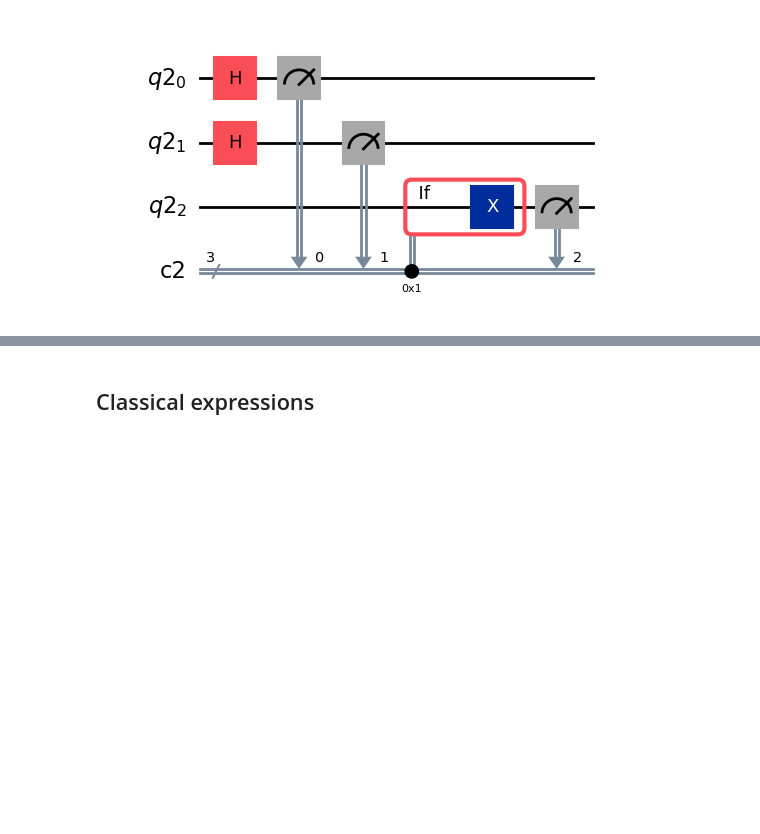
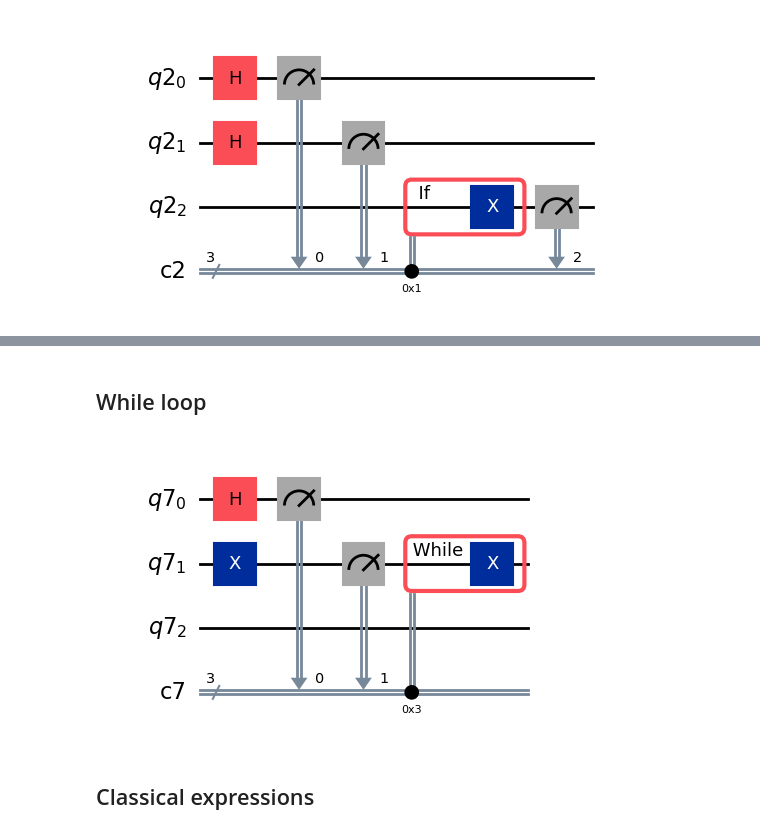
Before and after one commit to NoniaVS/QiskitV2Cert, a Jupyter notebook: 3CreateQuantumCircuits/3ClassicalFeedforwardAndControlFlow.ipynb, the cells around one changed output, grey strips where cells are left out. Drawn from its saved outputs; the diff is of its cells as text; code cells hidden in the pictures; blank space fills up the shorter version.

```diff
--- a/3CreateQuantumCircuits/3ClassicalFeedforwardAndControlFlow.ipynb
+++ b/3CreateQuantumCircuits/3ClassicalFeedforwardAndControlFlow.ipynb
@@ -79,3 +113,22 @@ circuit.draw("mpl")
+# %% [markdown]
+## While loop
+# %%
+qubits = QuantumRegister(3)
+clbits = ClassicalRegister(3)
+circuit = QuantumCircuit(qubits, clbits)
+(q0, q1, q2) = qubits
+(c0, c1, c2) = clbits
+
+circuit.h(q0)
+circuit.x(q1)
+circuit.measure(q0, c0)
+circuit.measure(q1, c1)
+
+with circuit.while_loop((clbits, 0b011)):
+    circuit.x(q1)
+circuit.draw('mpl')
+# %% [output]
+[figure, added]
 # %% [markdown]
 ## Classical expressions
 # %% [markdown]
```
Also changed, not shown: parts of 4 cells of this notebook, 9 other files.
